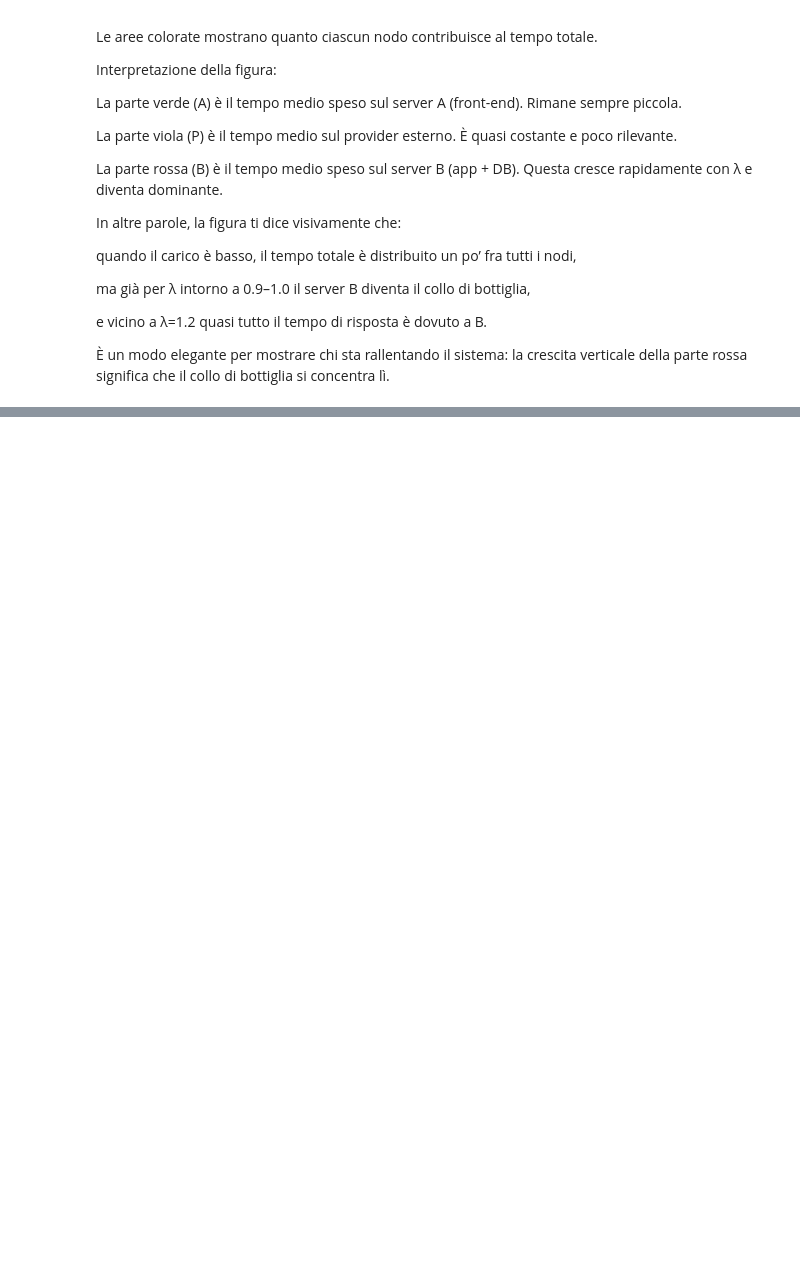
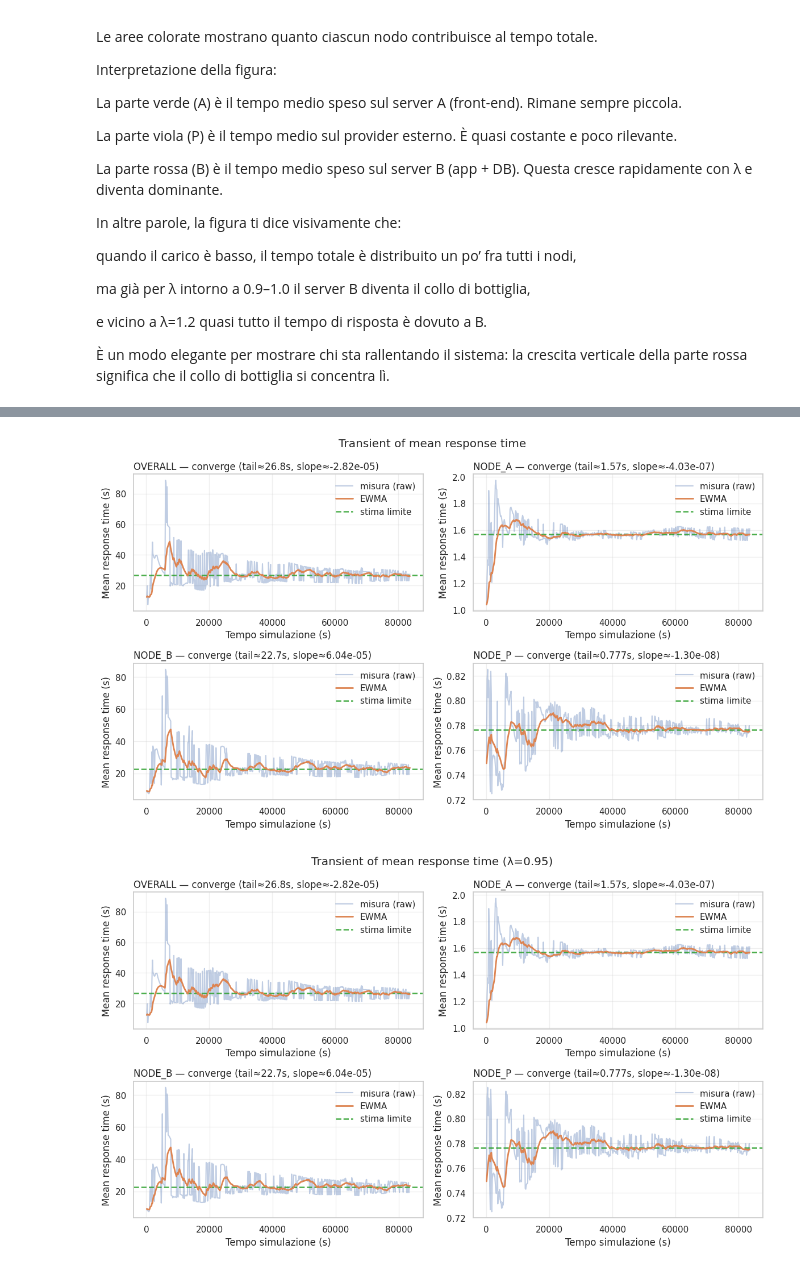
Before and after one commit to Dissan97/PMCNS-PROJECT, a Jupyter notebook: Project.ipynb, the cells around one changed output, grey strips where cells are left out. Saved outputs shown, nothing was run; the diff lists cells and outputs as text; code cells hidden in the pictures; blank space fills up the shorter version.

Commit message:
aggiunto grafico transitorio

```diff
--- a/Project.ipynb
+++ b/Project.ipynb
@@ -2333,0 +2574,12 @@ plot_utilization_banded(
+# %%
+# Un solo run (o dfs_conv contiene un solo λ):
+plot_transient_response_time(dfs_conv)
+
+# Se dfs_conv contiene più λ e vuoi filtrare:
+#plot_transient_response_time(dfs_conv, arrival_rate=0.95)
+
+# Parametri per grafico più liscio:
+# plot_transient_response_time(dfs_conv, ewma_span=45, downsample_every=3)
+# %% [output]
+[figure, added]
+[figure, added]
```
Also changed, not shown: parts of 19 cells of this notebook.
